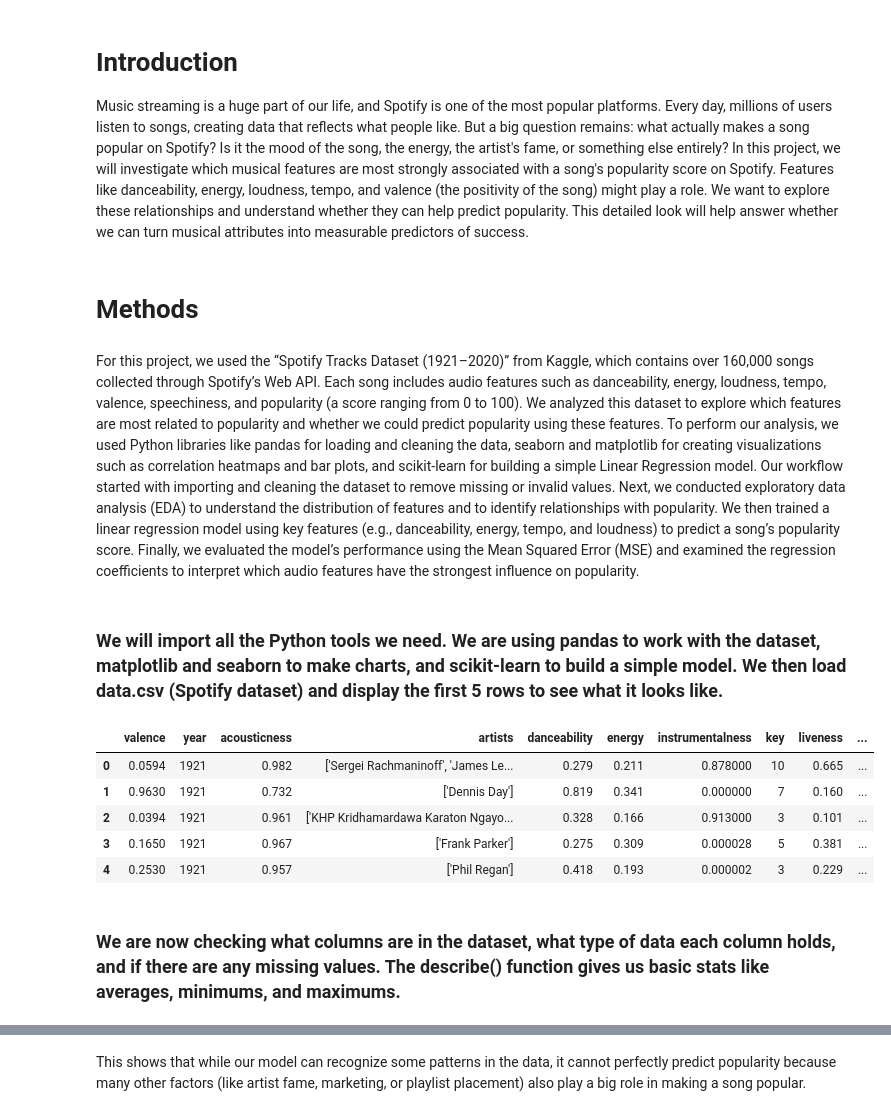
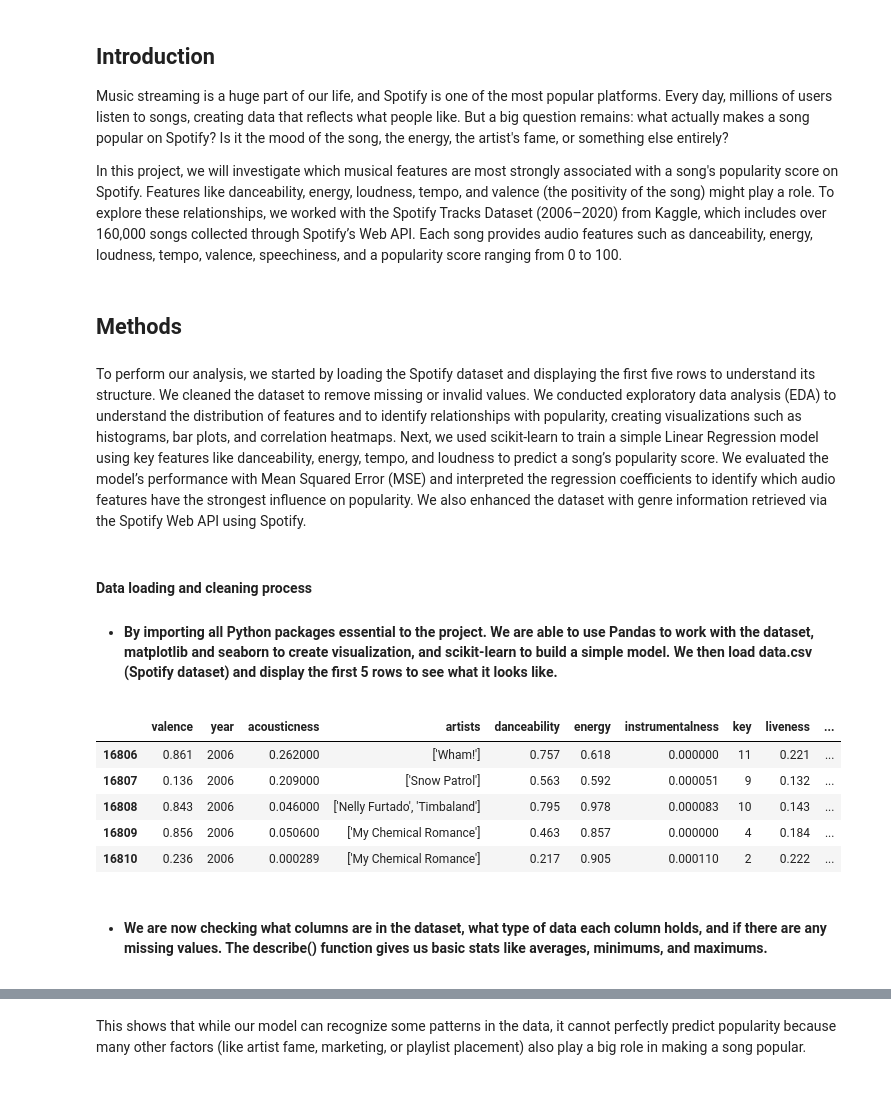
Before and after one commit to mohsayegh/spotify-data-analysis, a Jupyter notebook: spotify_project.ipynb, the cells around one changed output, grey strips where cells are left out. Saved outputs shown, nothing was run; the diff lists cells and outputs as text; code cells hidden in the pictures.

```diff
--- a/spotify_project.ipynb
+++ b/spotify_project.ipynb
@@ -6,12 +5,15 @@
 # %% [markdown]
-# Introduction
-Music streaming is a huge part of our life, and Spotify is one of the most popular platforms. Every day, millions of users listen to songs, creating data that reflects what people like. But a big question remains: what actually makes a song popular on Spotify? Is it the mood of the song, the energy, the artist's fame, or something else entirely? In this project, we will investigate which musical features are most strongly associated with a song's popularity score on Spotify. Features like danceability, energy, loudness, tempo, and valence (the positivity of the song) might play a role. We want to explore these relationships and understand whether they can help predict popularity. This detailed look will help answer whether we can turn musical attributes into measurable predictors of success.
+## Introduction
+Music streaming is a huge part of our life, and Spotify is one of the most popular platforms. Every day, millions of users listen to songs, creating data that reflects what people like. But a big question remains: what actually makes a song popular on Spotify? Is it the mood of the song, the energy, the artist's fame, or something else entirely?
+
+In this project, we will investigate which musical features are most strongly associated with a song's popularity score on Spotify. Features like danceability, energy, loudness, tempo, and valence (the positivity of the song) might play a role. To explore these relationships, we worked with the Spotify Tracks Dataset (2006–2020) from Kaggle, which includes over 160,000 songs collected through Spotify’s Web API. Each song provides audio features such as danceability, energy, loudness, tempo, valence, speechiness, and a popularity score ranging from 0 to 100.
 # %% [markdown]
-# Methods
+## Methods
 # %% [markdown]
-For this project, we used the “Spotify Tracks Dataset (1921–2020)” from Kaggle, which contains over 160,000 songs collected through Spotify’s Web API. Each song includes audio features such as danceability, energy, loudness, tempo, valence, speechiness, and popularity (a score ranging from 0 to 100). We analyzed this dataset to explore which features are most related to popularity and whether we could predict popularity using these features. To perform our analysis, we used Python libraries like pandas for loading and cleaning the data, seaborn and matplotlib for creating visualizations such as correlation heatmaps and bar plots, and scikit-learn for building a simple Linear Regression model. Our workflow started with importing and cleaning the dataset to remove missing or invalid values. Next, we conducted exploratory data analysis (EDA) to understand the distribution of features and to identify relationships with popularity. We then trained a linear regression model using key features (e.g., danceability, energy, tempo, and loudness) to predict a song’s popularity score. Finally, we evaluated the model’s performance using the Mean Squared Error (MSE) and examined the regression coefficients to interpret which audio features have the strongest influence on popularity.
+To perform our analysis, we started by loading the Spotify dataset and displaying the first five rows to understand its structure. We cleaned the dataset to remove missing or invalid values. We conducted exploratory data analysis (EDA) to understand the distribution of features and to identify relationships with popularity, creating visualizations such as histograms, bar plots, and correlation heatmaps. Next, we used scikit-learn to train a simple Linear Regression model using key features like danceability, energy, tempo, and loudness to predict a song’s popularity score. We evaluated the model’s performance with Mean Squared Error (MSE) and interpreted the regression coefficients to identify which audio features have the strongest influence on popularity. We also enhanced the dataset with genre information retrieved via the Spotify Web API using Spotify.
 # %% [markdown]
-### We will import all the Python tools we need. We are using pandas to work with the dataset, matplotlib and seaborn to make charts, and scikit-learn to build a simple model. We then load data.csv (Spotify dataset) and display the first 5 rows to see what it looks like.
+#### __Data loading and cleaning process__
+* #### By importing all Python packages essential to the project. We are able to use Pandas to work with the dataset, matplotlib and seaborn to create visualization, and scikit-learn to build a simple model. We then load data.csv (Spotify dataset) and display the first 5 rows to see what it looks like.
 # %%
 #Libraries
 import pandas as pd
@@ -21,17 +23,18 @@ from sklearn.model_selection import train_test_split
 from sklearn.linear_model import LinearRegression
 from sklearn.metrics import mean_squared_error
 # %%
-data = pd.read_csv("data/data.csv")
+data_spotify = pd.read_csv("data/data.csv")
+data = data_spotify[data_spotify['year'] >= 2006]
 data.head(5)
 # %% [output]
 |  | valence | year | acousticness | artists | danceability | energy | instrumentalness | key | liveness | ... |
-| 0 | 0.0594 | 1921 | 0.982 | ['Sergei Rachmaninoff', 'James Le... | 0.279 | 0.211 | 0.878000 | 10 | 0.665 | ... |
-| 1 | 0.9630 | 1921 | 0.732 | ['Dennis Day'] | 0.819 | 0.341 | 0.000000 | 7 | 0.160 | ... |
-| 2 | 0.0394 | 1921 | 0.961 | ['KHP Kridhamardawa Karaton Ngayo... | 0.328 | 0.166 | 0.913000 | 3 | 0.101 | ... |
-| 3 | 0.1650 | 1921 | 0.967 | ['Frank Parker'] | 0.275 | 0.309 | 0.000028 | 5 | 0.381 | ... |
-| 4 | 0.2530 | 1921 | 0.957 | ['Phil Regan'] | 0.418 | 0.193 | 0.000002 | 3 | 0.229 | ... |
+| 16806 | 0.861 | 2006 | 0.262000 | ['Wham!'] | 0.757 | 0.618 | 0.000000 | 11 | 0.221 | ... |
+| 16807 | 0.136 | 2006 | 0.209000 | ['Snow Patrol'] | 0.563 | 0.592 | 0.000051 | 9 | 0.132 | ... |
+| 16808 | 0.843 | 2006 | 0.046000 | ['Nelly Furtado', 'Timbaland'] | 0.795 | 0.978 | 0.000083 | 10 | 0.143 | ... |
+| 16809 | 0.856 | 2006 | 0.050600 | ['My Chemical Romance'] | 0.463 | 0.857 | 0.000000 | 4 | 0.184 | ... |
+| 16810 | 0.236 | 2006 | 0.000289 | ['My Chemical Romance'] | 0.217 | 0.905 | 0.000110 | 2 | 0.222 | ... |
 # %% [markdown]
-### We are now checking what columns are in the dataset, what type of data each column holds, and if there are any missing values. The describe() function gives us basic stats like averages, minimums, and maximums.
+* #### We are now checking what columns are in the dataset, what type of data each column holds, and if there are any missing values. The describe() function gives us basic stats like averages, minimums, and maximums.
 # %%
 print(data.info())
 print(data.isnull().sum())
```
Also changed, not shown: parts of 15 cells of this notebook.
